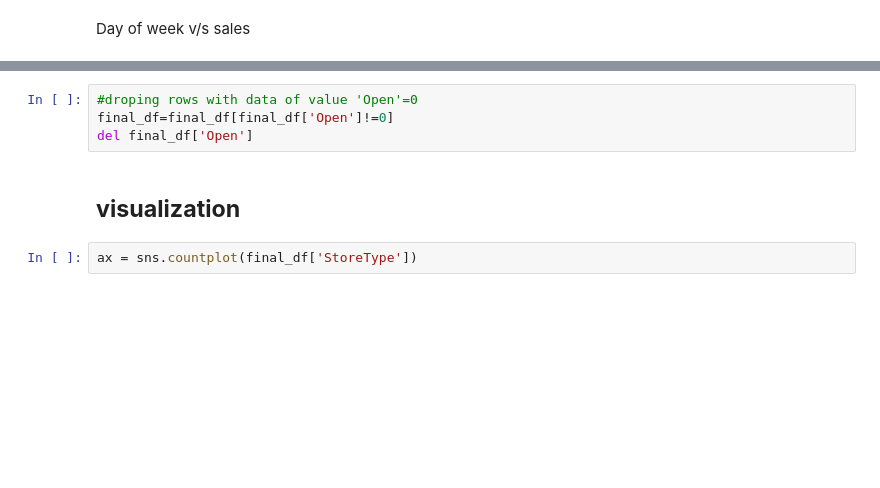
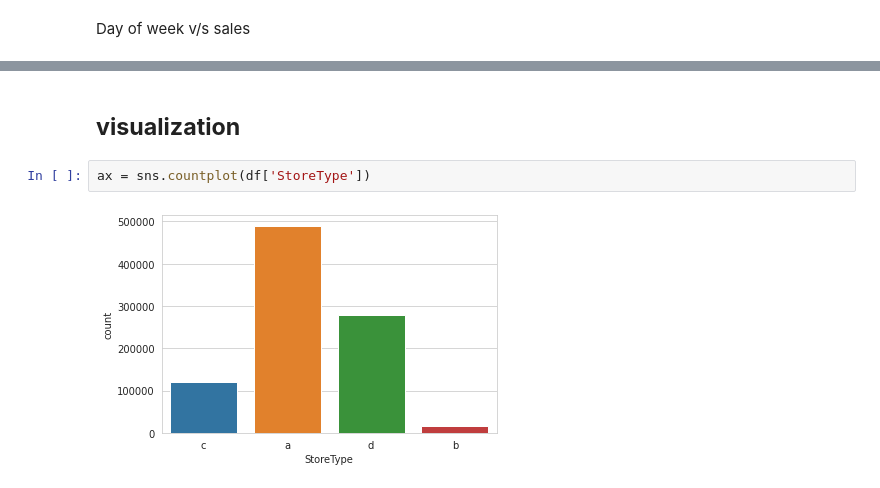
Before and after one commit to amalmon/RETAIL-SALES-PREDICTION, a Jupyter notebook: AMAL_Rossmann_Sales_Prediction_Capstone_Project.ipynb, the cells around one changed output, grey strips where cells are left out. Saved outputs shown, nothing was run; the diff lists cells and outputs as text; blank space fills up the shorter version.

```diff
--- a/AMAL_Rossmann_Sales_Prediction_Capstone_Project.ipynb
+++ b/AMAL_Rossmann_Sales_Prediction_Capstone_Project.ipynb
@@ -377,9 +342,7 @@ droping data points of shopes which are not open
-# %%
-#droping rows with data of value 'Open'=0
-final_df=final_df[final_df['Open']!=0]
-del final_df['Open']
 # %% [markdown]
 ## **visualization**
 # %%
-ax = sns.countplot(final_df['StoreType'])
+ax = sns.countplot(df['StoreType'])
+# %% [output]
+[figure, added]
 # %%
```
Also changed, not shown: parts of 55 cells of this notebook.
